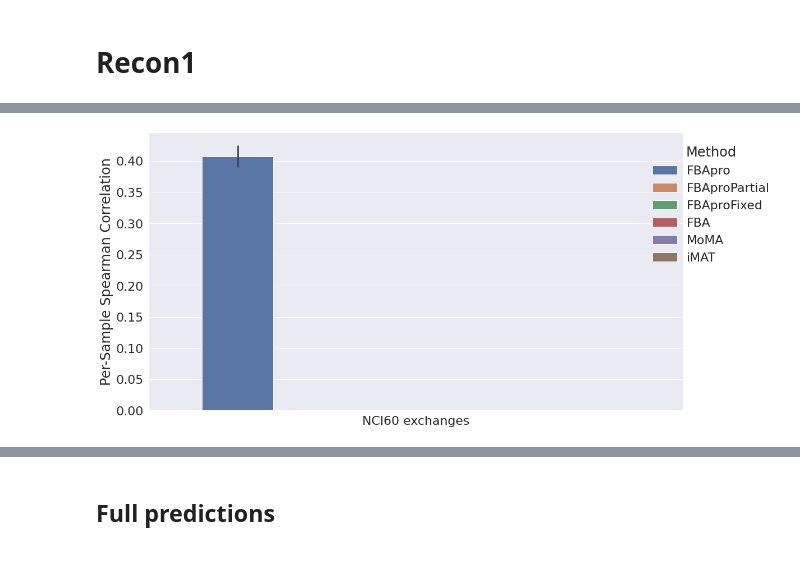
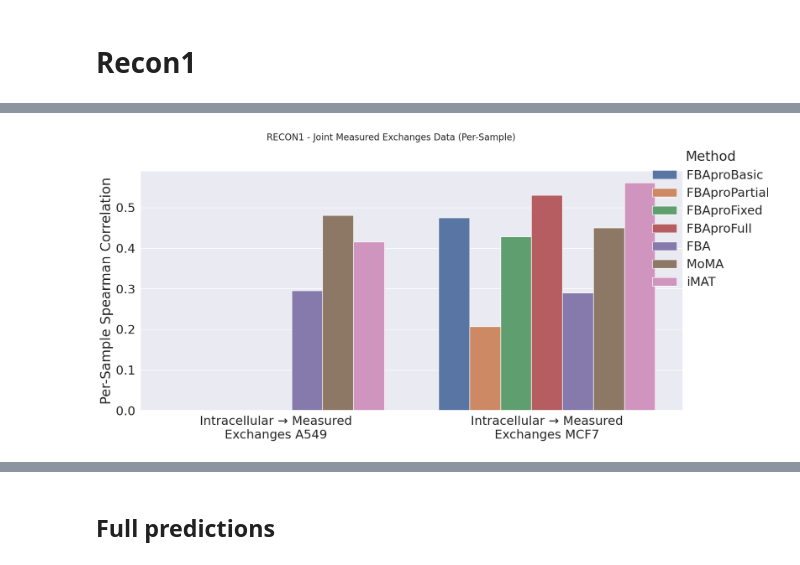
Before and after one commit to Singh-Lab/FBApro, a Jupyter notebook: real_data_plot.ipynb, the cells around one changed output, grey strips where cells are left out. Saved outputs shown, nothing was run; the diff lists cells and outputs as text; code cells hidden in the pictures.

```diff
--- a/real_data_plot.ipynb
+++ b/real_data_plot.ipynb
@@ -351,2 +311,0 @@ Warning: No full predictions found for key intracellular_ACH-000019 in model rec
-# %%
-sns.set(font_scale=1.5)
@@ -352,0 +317,6 @@ sns.set(font_scale=1.5)
+# %%
+loo_individuals_dir = "real_data_experiment_files/outputs/recon1/split_loo_predictions/predictions/midbounds/leave_one_out/NCI60_exchanges"
+loo_individual_csvs = [pd.read_csv(os.path.join(loo_individuals_dir, f)) for f in os.listdir(loo_individuals_dir)]
+loo_individual_methods = [f[:4] for f in os.listdir(loo_individuals_dir)]
+loo_individual_indices = [int(f[5:f.index(".")]) for f in os.listdir(loo_individuals_dir)]
+len(loo_individual_indices)/2
@@ -471,51 +515,29 @@ plt.show()
 # %%
-# Create a multi-plot with two subplots, One for sample-based correlations and one for reaction-based correlations. Each one
-# will have a boxenplot with x as data y as correlation and hue as method.
+# Joint measured exchanges LOO
 sns.set(style="darkgrid", font_scale=2)
-filter = (loo_correlation_df['axis'] == 'sample') & (
-    (loo_correlation_df['data'].str.contains('joint')) | (loo_correlation_df['data'].str.contains('NCI60')))
-replaced = loo_correlation_df.copy()
-replaced['data'] = replaced['data'].str.replace("joint intracellular and exchanges", "Exchange & Intracellular")
-replaced['data'] = replaced['data'].str.replace("ACH-000681", "A549").str.replace("ACH-000019", "MCF7")
-replaced['method'] = replaced['method'].str.replace("LowMid", "Partial").str.replace("HighMid", "Fixed").str.replace("Reference Values", "Mid-bound Benchmark")
+filter_measured_exch = (loo_correlation_df['axis'] == 'sample') & (
+    loo_correlation_df['data'].str.contains('measured_exchanges'))
+if len(loo_correlation_df[filter_measured_exch]) > 0:
+    replaced = loo_correlation_df.copy()
+    replaced['data'] = replaced['data'].str.replace("joint intracellular->measured_exchanges", "Intracellular → Measured Exchanges")
+    replaced['data'] = replaced['data'].str.replace("ACH-000681", "A549").str.replace("ACH-000019", "MCF7")
+    replaced = set_method_order(replaced)
+    present = [m for m in METHOD_ORDER if m in replaced['method'].unique()]
 
-replaced = replaced.loc[~replaced['method'].str.contains('Scale') & ~replaced['method'].str.contains('Clip')]
-
-replaced['method'] = pd.Categorical(replaced['method'],
-                                ["FBApro",
-                                 "FBAproPartial",
-                                 "FBAproFixed",
-                                 "FBA",
-                                 "MoMA",
-                                 "iMAT",
-                                ])
-
-
-g = sns.catplot(
-    data=replaced.loc[filter].sort_values(by=['data', 'method']),
-    x="data",
-    y="correlation",
-    hue="method",
-    kind="bar",
-    height=8,
-    aspect=1.5,
-    sharey=True
-)
-# g.set_axis_labels("Data Source", "Per-Sample Spearman Correlation")
-plt.ylabel("Per-Sample Spearman Correlation")
-plt.xlabel("")
-g.set_titles(col_template="Core recon {col_name} signed correlations")
-# textwrap x tick labels, no rotation (remember it's a multiplot, do once per subplot)
-for ax in g.axes.flat:
-    labels = [textwrap.fill(label.get_text(), 25) for label in ax.get_xticklabels()]
-    ax.set_xticklabels(labels)
-g._legend.set_title("Method")
-g._legend.set_bbox_to_anchor((1.12, 0.7))
-plt.tight_layout()
-
-filename =  "recon1_loo.png"
-g.savefig(os.path.join(export_path, filename))
-
-plt.show()
+    g = sns.catplot(
+        data=replaced.loc[filter_measured_exch].sort_values(by=['data', 'method']),
+        x="data", y="correlation", hue="method",
+        kind="bar", height=8, aspect=1.5, sharey=True, hue_order=present)
+    plt.ylabel("Per-Sample Spearman Correlation")
+    plt.xlabel("")
+    plt.suptitle("RECON1 - Joint Measured Exchanges Data (Per-Sample)", fontsize=16, y=1.00)
+    for ax in g.axes.flat:
+        labels = [textwrap.fill(label.get_text(), 25) for label in ax.get_xticklabels()]
+        ax.set_xticklabels(labels)
+    g._legend.set_title("Method")
+    g._legend.set_bbox_to_anchor((1.12, 0.7))
+    plt.tight_layout()
+    g.savefig(os.path.join(export_path, "recon1_loo_joint_measured_exchanges.png"))
+    plt.show()
 # %% [output]
-[figure, old version]
+[figure, new version]
```
Also changed, not shown: parts of 41 cells of this notebook, 12 other files.
